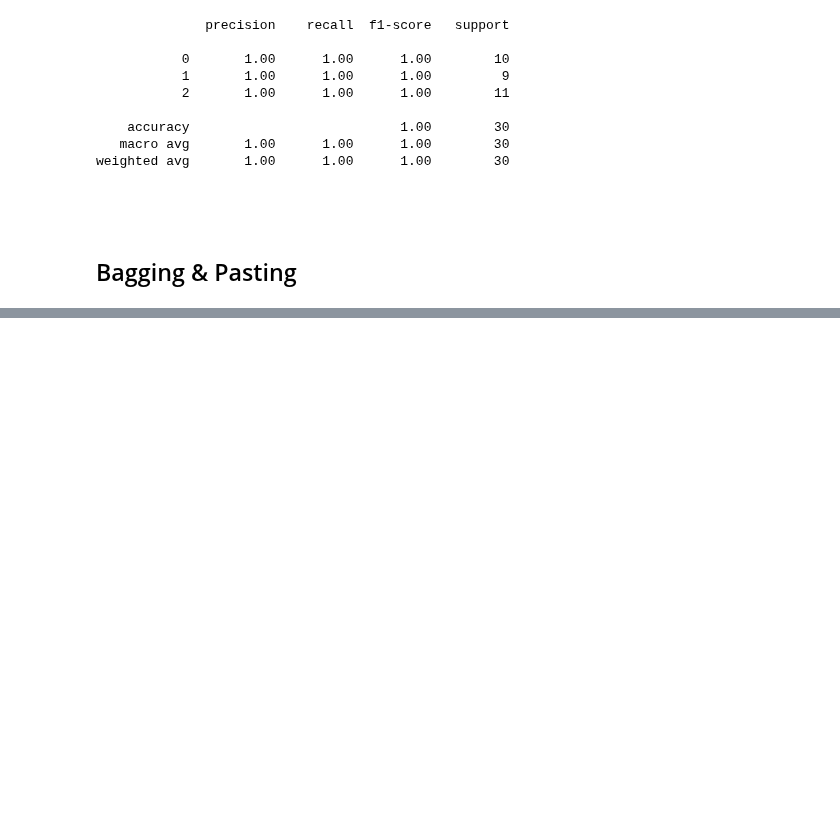
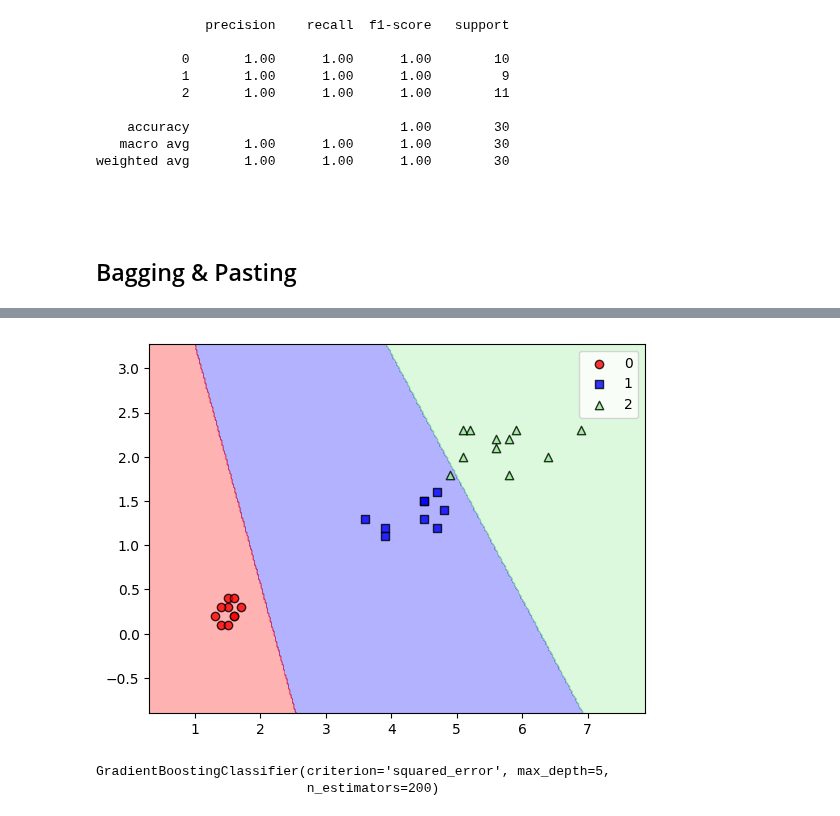
Before and after one commit to kaladabrio2020/livro-aprendizado-de-maquina-sklearn-keras-tf, a Jupyter notebook: Parte I-Os Conceitos Básicos de ML/Capitulo 7-Aprendizado Ensemble e Floresta Aleatórias/Ensemble.ipynb, the cells around one changed output, grey strips where cells are left out. Cells and saved outputs as stored; diff of their text form; code cells hidden in the pictures; blank space fills up the shorter version.

```diff
--- a/Parte I-Os Conceitos Básicos de ML/Capitulo 7-Aprendizado Ensemble e Floresta Aleatórias/Ensemble.ipynb
+++ b/Parte I-Os Conceitos Básicos de ML/Capitulo 7-Aprendizado Ensemble e Floresta Aleatórias/Ensemble.ipynb
@@ -46,0 +109,15 @@ weighted avg       1.00      1.00      1.00        30
+# %%
+plotDecisionRegion(xtest[:,2:],ytest,ada)
+# %% [output]
+[figure, added]
+# %%
+gradBoost = GradientBoostingClassifier(
+    criterion='squared_error',
+    max_depth=5,
+    n_estimators=200,
+
+)
+gradBoost.fit(xtrain[:,2:],ytrain)
+# %% [output]
+GradientBoostingClassifier(criterion='squared_error', max_depth=5,
+                           n_estimators=200)
```
Also changed, not shown: parts of 11 cells of this notebook, 1 other file.
